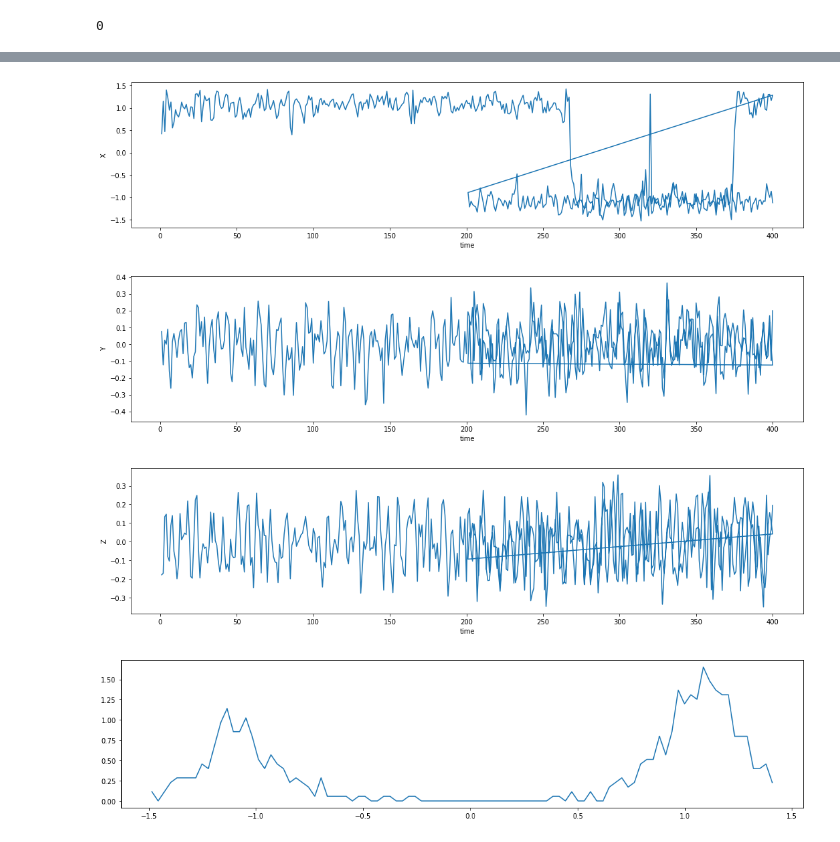
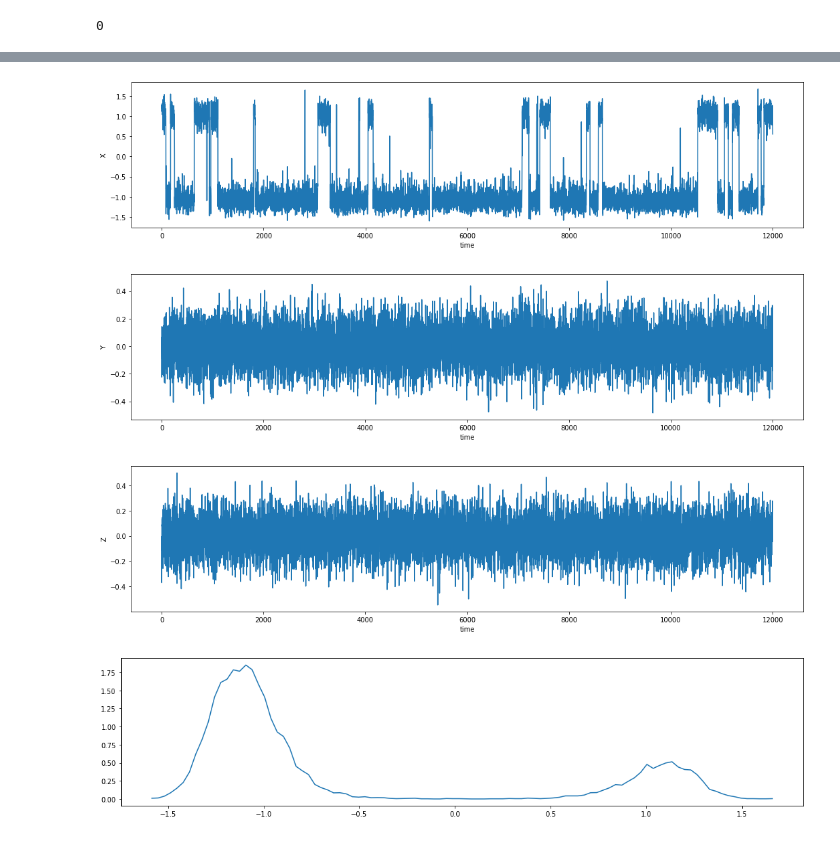
Before and after one commit to uibcdf/REMD_testbed, a Jupyter notebook: REX_DP-Copy1.ipynb, the cells around one changed output, grey strips where cells are left out. Saved outputs shown, nothing was run; the diff lists cells and outputs as text; code cells hidden in the pictures.

```diff
--- a/REX_DP-Copy1.ipynb
+++ b/REX_DP-Copy1.ipynb
@@ -481,20 +545,20 @@ Analizando el intercambio entre R1 y R4
 # %%
 plt.rcParams['figure.figsize'] = 18, 4
 for ii, ylabel in zip(range(3),['X','Y','Z']):
-    plt.plot(times2,positions2[:,ii])
+    plt.plot(times,positions[:,ii])
     plt.ylabel(ylabel)
     plt.xlabel('time')
     plt.show()
 # %% [output]
-[figure, old version]
+[figure, new version]
-[figure, old version]
+[figure, new version]
-[figure, old version]
+[figure, new version]
 # %%
-hist, bin_edges = np.histogram(positions[:,0],bins=100, density=True)
+hist, bin_edges = np.histogram(positions3[:,0],bins=100, density=True)
 plt.plot((bin_edges[1:]+bin_edges[:-1])/2.0,hist)
 plt.show()
 # %% [output]
-[figure, old version]
+[figure, new version]
 # %%
 plt.plot((bin_edges[1:]+bin_edges[:-1])/2.0,-np.log(hist))
 plt.show()
```
Also changed, not shown: parts of 10 cells of this notebook, 2 other files.
